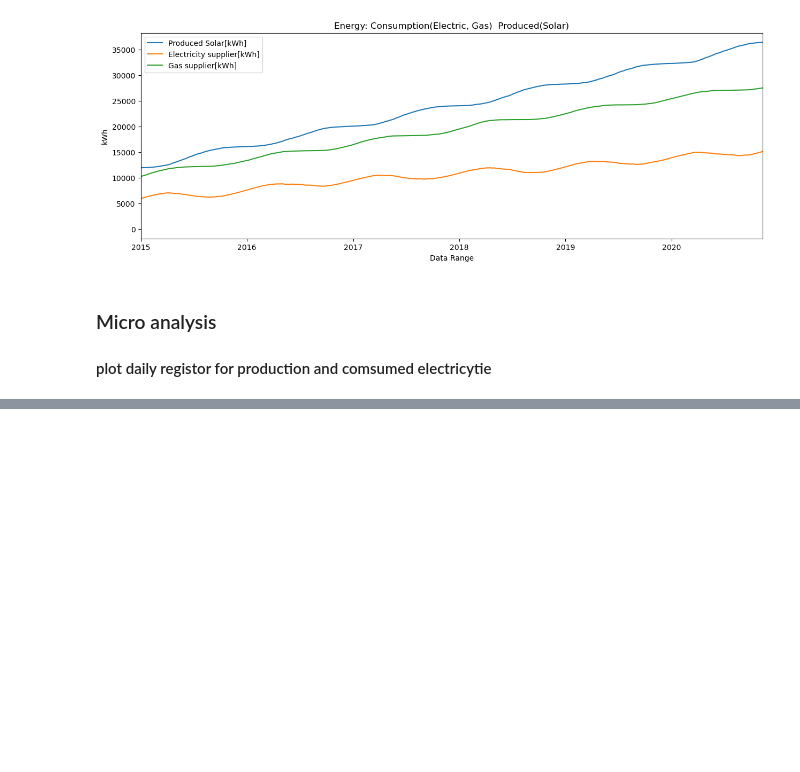
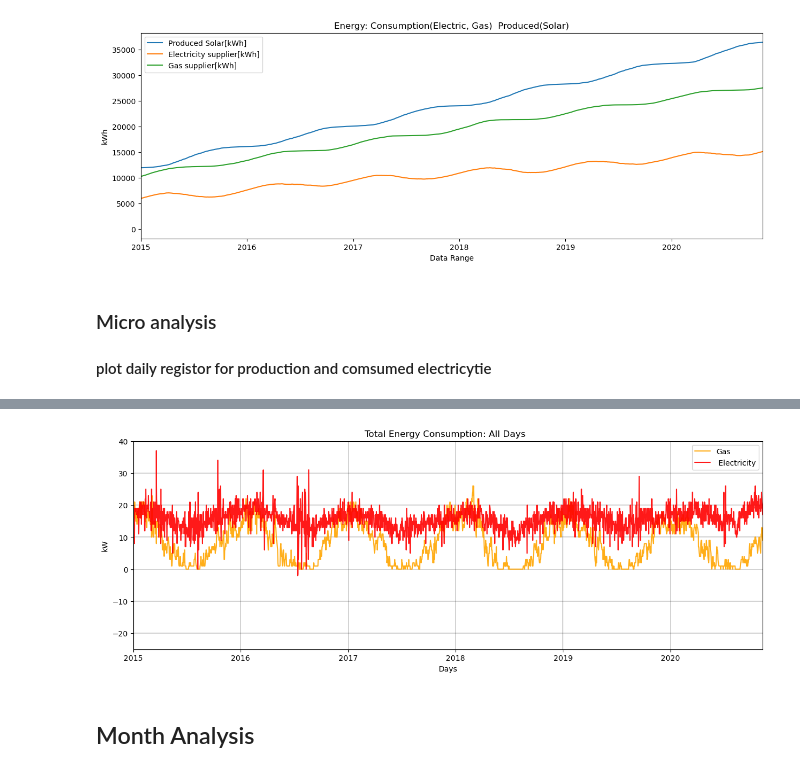
Before and after one commit to Bruno-H-Neves/ML--files, a Jupyter notebook: PV_Analysis.ipynb, the cells around one changed output, grey strips where cells are left out. Saved outputs shown, nothing was run; the diff lists cells and outputs as text; code cells hidden in the pictures; blank space fills up the shorter version.

```diff
--- a/PV_Analysis.ipynb
+++ b/PV_Analysis.ipynb
@@ -125,0 +127,17 @@ plt.show()
+# %%
+_, ax = plt.subplots(figsize=(15, 5))
+
+sns.lineplot(data=Energy_day_df, x="date", y="KWh_Gas", label='Gas',alpha=0.9,color='orange')
+sns.lineplot(data=Energy_day_df, x="date", y="KWh_consumed", label=' Electricity',alpha=0.9,color='red')
+plt.title('Total Energy Consumption: All Days  ')
+plt.xlabel('Days'), plt.ylabel('kW')
+plt.grid(which='major', linestyle='-', linewidth=0.25, color='black')
+plt.grid(which='minor', linestyle=':', linewidth=0.25, color='black')
+ax.set_ylim(-25,40);
+ax.set_xlim([datetime(2015,1,1), datetime(2020,11,10)]);
+plt.legend()
+plt.show()
+# %% [output]
+[figure, added]
+# %% [markdown]
+## Month Analysis
```
Also changed, not shown: parts of 9 cells of this notebook, 1 other file.
